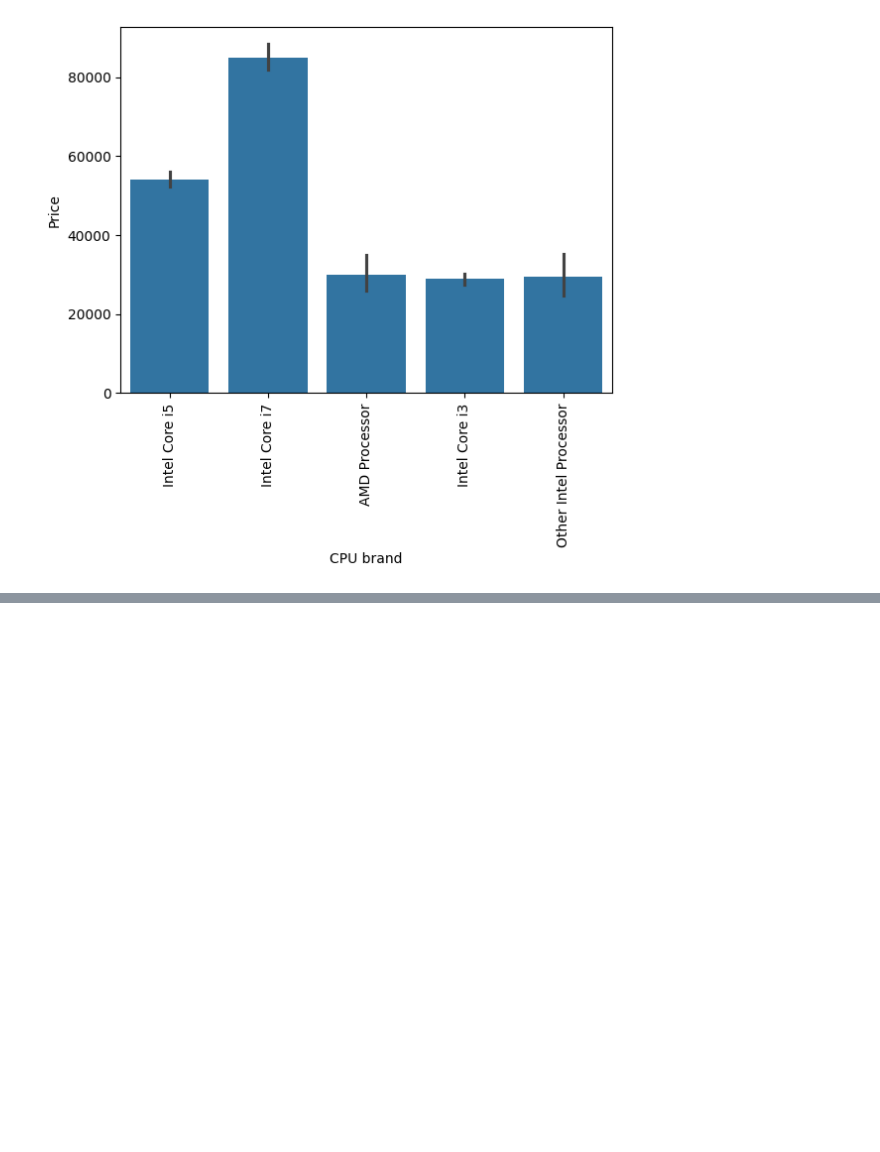
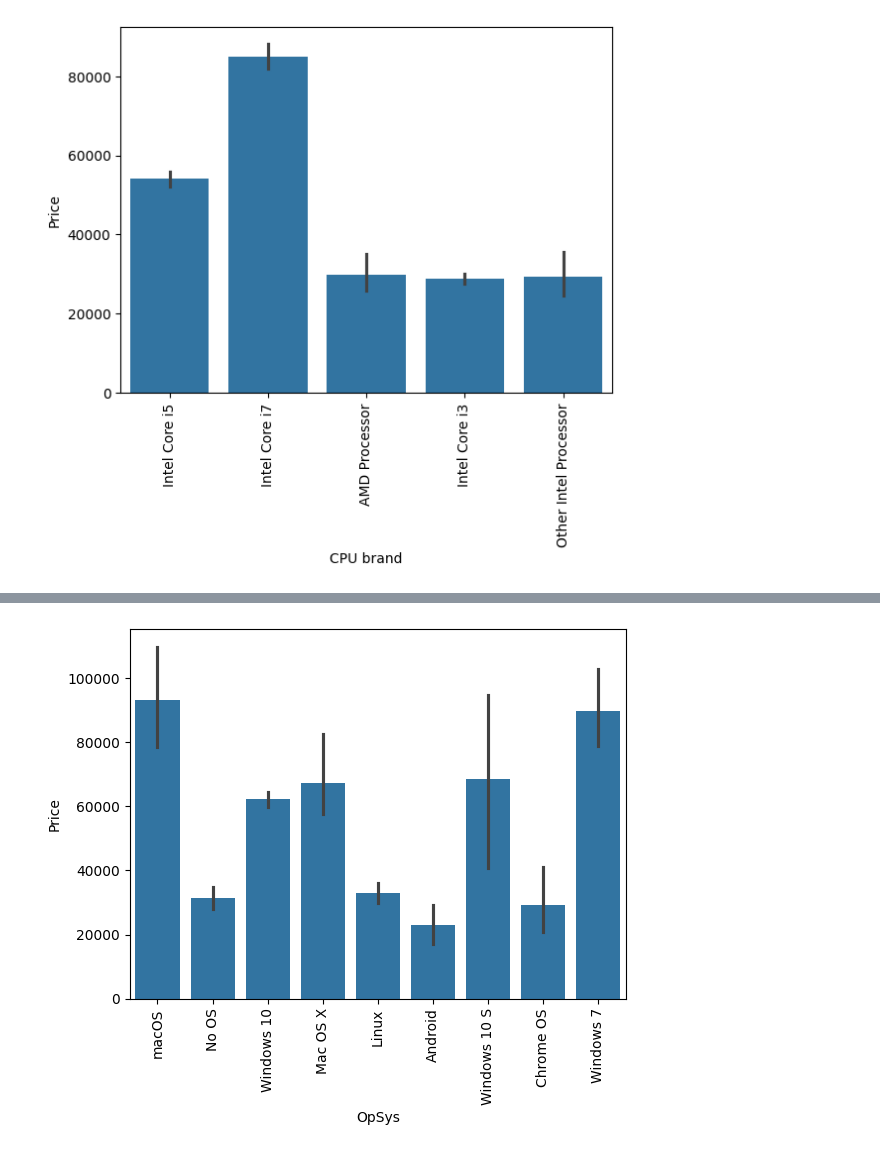
Before and after one commit to mukund-gpt/Laptop-Price-Predictor, a Jupyter notebook: laptop.ipynb, the cells around one changed output, grey strips where cells are left out. Drawn from its saved outputs; the diff is of its cells as text; code cells hidden in the pictures; blank space fills up the shorter version.

```diff
--- a/laptop.ipynb
+++ b/laptop.ipynb
@@ -363,0 +500,2 @@ laptop.sample(5)
+# %%
+laptop.drop(columns=['Gpu'],inplace=True)
@@ -363,0 +530,6 @@ laptop.sample(5)
+# %%
+sns.barplot(x=laptop['OpSys'],y=laptop['Price'])
+plt.xticks(rotation='vertical')
+plt.show()
+# %% [output]
+[figure, added]
```
Also changed, not shown: parts of 43 cells of this notebook, 2 other files.
